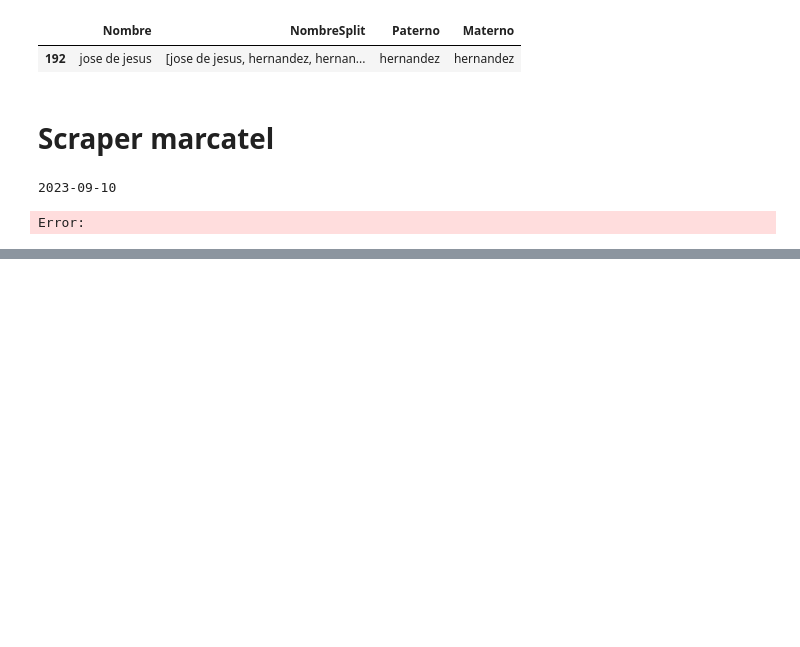
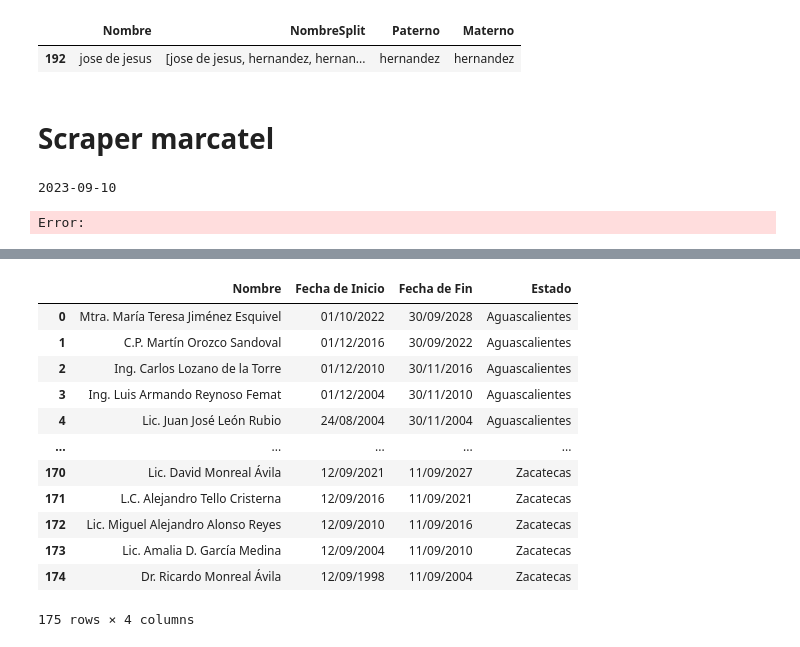
Before and after one commit to BryanPP97/airflow_cobrit, a Jupyter notebook: dags/utils/scraper.ipynb, the cells around one changed output, grey strips where cells are left out. Saved outputs shown, nothing was run; the diff lists cells and outputs as text; code cells hidden in the pictures; blank space fills up the shorter version.

```diff
--- a/dags/utils/scraper.ipynb
+++ b/dags/utils/scraper.ipynb
@@ -290,0 +457,17 @@ Error:
+# %%
+df_gob = pd.read_csv("datos.csv")
+df_gob
+# %% [output]
+|  | Nombre | Fecha de Inicio | Fecha de Fin | Estado |
+| 0 | Mtra. María Teresa Jiménez Esquivel | 01/10/2022 | 30/09/2028 | Aguascalientes |
+| 1 | C.P. Martín Orozco Sandoval | 01/12/2016 | 30/09/2022 | Aguascalientes |
+| 2 | Ing. Carlos Lozano de la Torre | 01/12/2010 | 30/11/2016 | Aguascalientes |
+| 3 | Ing. Luis Armando Reynoso Femat | 01/12/2004 | 30/11/2010 | Aguascalientes |
+| 4 | Lic. Juan José León Rubio | 24/08/2004 | 30/11/2004 | Aguascalientes |
+| ... | ... | ... | ... | ... |
+| 170 | Lic. David Monreal Ávila | 12/09/2021 | 11/09/2027 | Zacatecas |
+| 171 | L.C. Alejandro Tello Cristerna | 12/09/2016 | 11/09/2021 | Zacatecas |
+| 172 | Lic. Miguel Alejandro Alonso Reyes | 12/09/2010 | 11/09/2016 | Zacatecas |
+| 173 | Lic. Amalia D. García Medina | 12/09/2004 | 11/09/2010 | Zacatecas |
+| 174 | Dr. Ricardo Monreal Ávila | 12/09/1998 | 11/09/2004 | Zacatecas |
+175 rows × 4 columns
```
Also changed, not shown: parts of 16 cells of this notebook, 3 other files.
